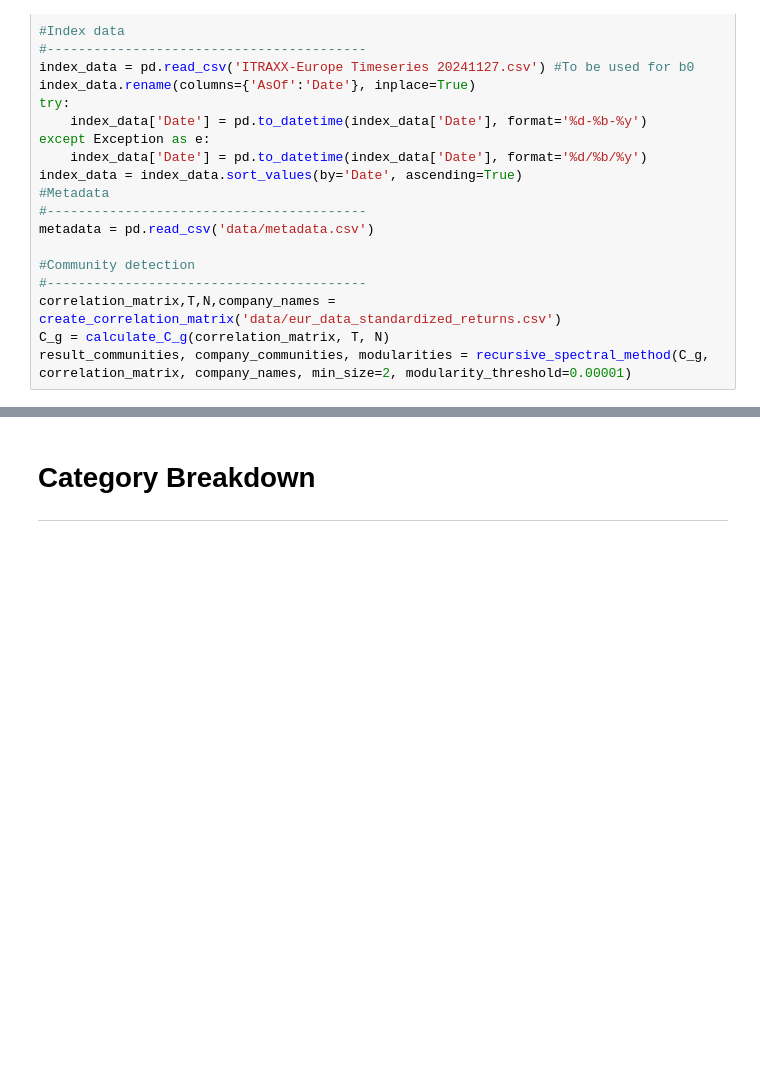
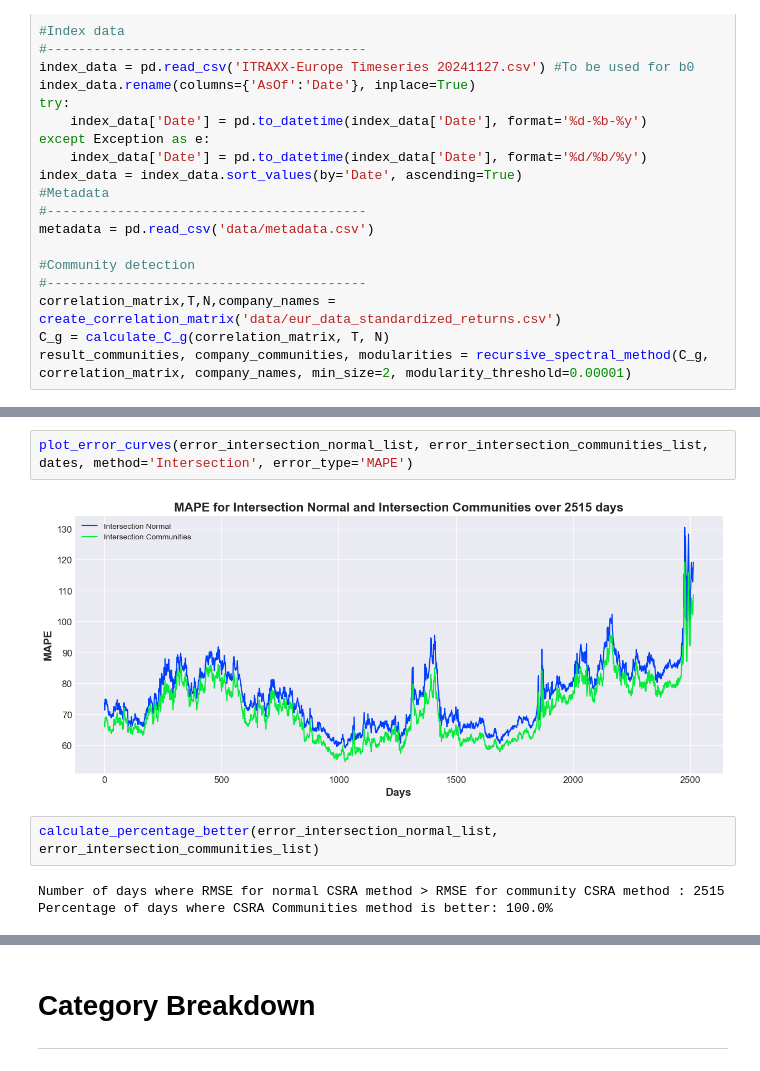
Before and after one commit to KLCALAW/ATCF, a Jupyter notebook: results.ipynb, the cells around one changed output, grey strips where cells are left out. Cells and saved outputs as stored; diff of their text form; blank space fills up the shorter version.

```diff
--- a/results.ipynb
+++ b/results.ipynb
@@ -97,0 +74,9 @@ Text(0.5, 1.0, 'Actual Spread Means')
+# %%
+plot_error_curves(error_intersection_normal_list, error_intersection_communities_list, dates, method='Intersection', error_type='MAPE')
+# %% [output]
+[figure, added]
+# %%
+calculate_percentage_better(error_intersection_normal_list, error_intersection_communities_list)
+# %% [output]
+Number of days where RMSE for normal CSRA method > RMSE for community CSRA method : 2515
+Percentage of days where CSRA Communities method is better: 100.0%
```
Also changed, not shown: parts of 26 cells of this notebook, 1 other file.
